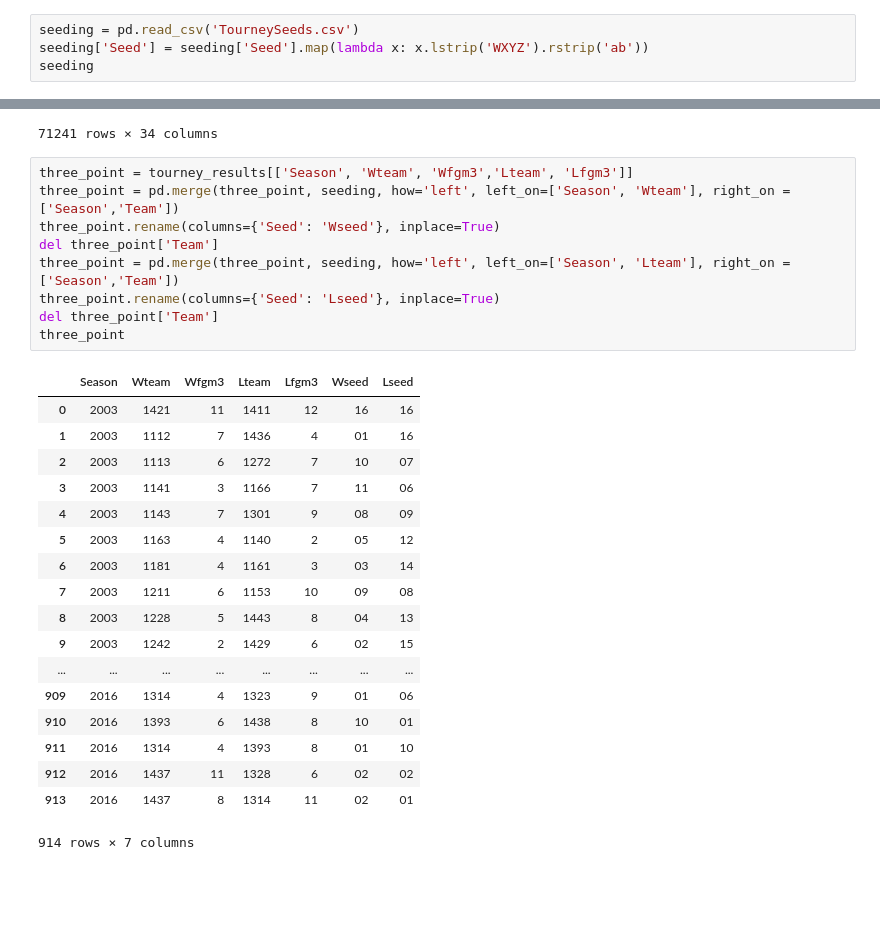
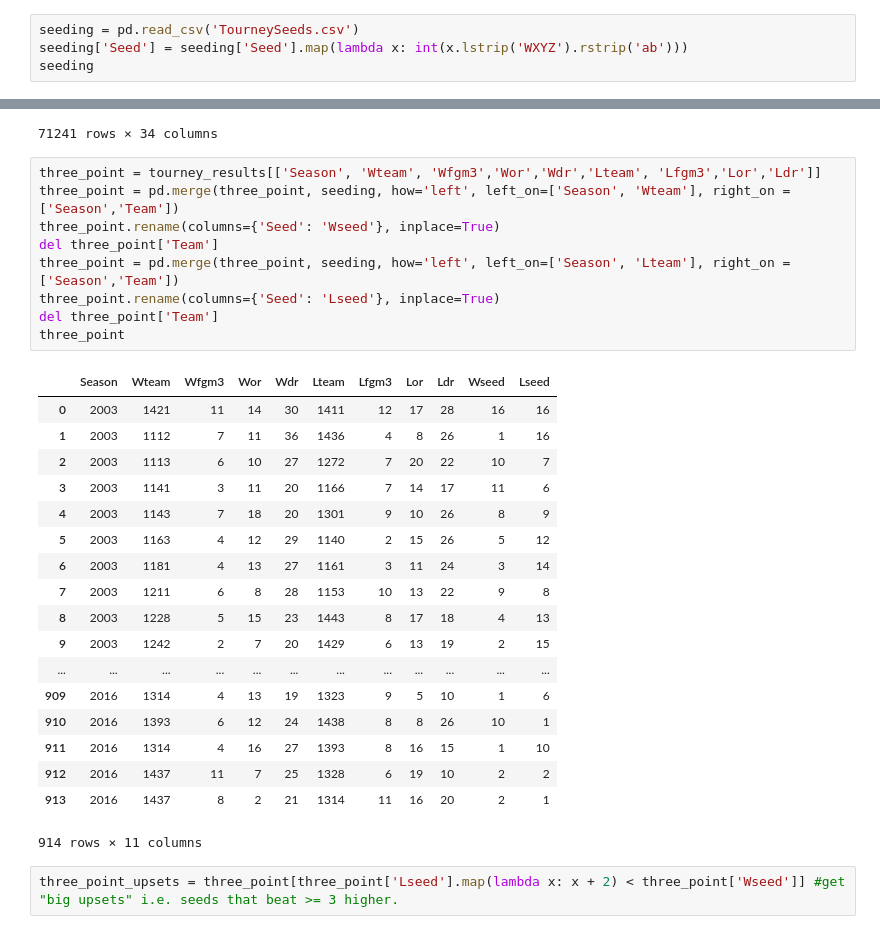
Before and after one commit to amahaja5/jhu-sac-march-madness, a Jupyter notebook: MapSeedDataToTourneyData.ipynb, the cells around one changed output, grey strips where cells are left out. Cells and saved outputs as stored; diff of their text form; blank space fills up the shorter version.

```diff
--- a/MapSeedDataToTourneyData.ipynb
+++ b/MapSeedDataToTourneyData.ipynb
@@ -29,7 +29,7 @@ tourney_results = pd.read_csv('TourneyDetailedResults.csv')
 Imports Seeding Data, cleans it (removes regional information)
 # %%
 seeding = pd.read_csv('TourneySeeds.csv')
-seeding['Seed'] = seeding['Seed'].map(lambda x: x.lstrip('WXYZ').rstrip('ab'))
+seeding['Seed'] = seeding['Seed'].map(lambda x: int(x.lstrip('WXYZ').rstrip('ab')))
 seeding
 # %% [output]
 |  | Season | Seed | Team |
@@ -74,30 +74,32 @@ reg_season
 | 71240 | 2016 | 132 | 1386 | 87 | 1433 | 74 | N | 0 | 35 | 54 | ... | ... |
 71241 rows × 34 columns
 # %%
-three_point = tourney_results[['Season', 'Wteam', 'Wfgm3','Lteam', 'Lfgm3']]
+three_point = tourney_results[['Season', 'Wteam', 'Wfgm3','Wor','Wdr','Lteam', 'Lfgm3','Lor','Ldr']]
 three_point = pd.merge(three_point, seeding, how='left', left_on=['Season', 'Wteam'], right_on = ['Season','Team'])
 three_point.rename(columns={'Seed': 'Wseed'}, inplace=True)
 del three_point['Team']
 three_point = pd.merge(three_point, seeding, how='left', left_on=['Season', 'Lteam'], right_on = ['Season','Team'])
 three_point.rename(columns={'Seed': 'Lseed'}, inplace=True)
 del three_point['Team']
 three_point
 # %% [output]
-|  | Season | Wteam | Wfgm3 | Lteam | Lfgm3 | Wseed | Lseed |
-| 0 | 2003 | 1421 | 11 | 1411 | 12 | 16 | 16 |
-| 1 | 2003 | 1112 | 7 | 1436 | 4 | 01 | 16 |
-| 2 | 2003 | 1113 | 6 | 1272 | 7 | 10 | 07 |
-| 3 | 2003 | 1141 | 3 | 1166 | 7 | 11 | 06 |
-| 4 | 2003 | 1143 | 7 | 1301 | 9 | 08 | 09 |
-| 5 | 2003 | 1163 | 4 | 1140 | 2 | 05 | 12 |
-| 6 | 2003 | 1181 | 4 | 1161 | 3 | 03 | 14 |
-| 7 | 2003 | 1211 | 6 | 1153 | 10 | 09 | 08 |
-| 8 | 2003 | 1228 | 5 | 1443 | 8 | 04 | 13 |
-| 9 | 2003 | 1242 | 2 | 1429 | 6 | 02 | 15 |
-| ... | ... | ... | ... | ... | ... | ... | ... |
-| 909 | 2016 | 1314 | 4 | 1323 | 9 | 01 | 06 |
-| 910 | 2016 | 1393 | 6 | 1438 | 8 | 10 | 01 |
-| 911 | 2016 | 1314 | 4 | 1393 | 8 | 01 | 10 |
-| 912 | 2016 | 1437 | 11 | 1328 | 6 | 02 | 02 |
-| 913 | 2016 | 1437 | 8 | 1314 | 11 | 02 | 01 |
+|  | Season | Wteam | Wfgm3 | Wor | Wdr | Lteam | Lfgm3 | Lor | Ldr | Wseed | Lseed |
+| 0 | 2003 | 1421 | 11 | 14 | 30 | 1411 | 12 | 17 | 28 | 16 | 16 |
+| 1 | 2003 | 1112 | 7 | 11 | 36 | 1436 | 4 | 8 | 26 | 1 | 16 |
+| 2 | 2003 | 1113 | 6 | 10 | 27 | 1272 | 7 | 20 | 22 | 10 | 7 |
+| 3 | 2003 | 1141 | 3 | 11 | 20 | 1166 | 7 | 14 | 17 | 11 | 6 |
+| 4 | 2003 | 1143 | 7 | 18 | 20 | 1301 | 9 | 10 | 26 | 8 | 9 |
+| 5 | 2003 | 1163 | 4 | 12 | 29 | 1140 | 2 | 15 | 26 | 5 | 12 |
+| 6 | 2003 | 1181 | 4 | 13 | 27 | 1161 | 3 | 11 | 24 | 3 | 14 |
+| 7 | 2003 | 1211 | 6 | 8 | 28 | 1153 | 10 | 13 | 22 | 9 | 8 |
+| 8 | 2003 | 1228 | 5 | 15 | 23 | 1443 | 8 | 17 | 18 | 4 | 13 |
+| 9 | 2003 | 1242 | 2 | 7 | 20 | 1429 | 6 | 13 | 19 | 2 | 15 |
+| ... | ... | ... | ... | ... | ... | ... | ... | ... | ... | ... | ... |
+| 909 | 2016 | 1314 | 4 | 13 | 19 | 1323 | 9 | 5 | 10 | 1 | 6 |
+| 910 | 2016 | 1393 | 6 | 12 | 24 | 1438 | 8 | 8 | 26 | 10 | 1 |
+| 911 | 2016 | 1314 | 4 | 16 | 27 | 1393 | 8 | 16 | 15 | 1 | 10 |
+| 912 | 2016 | 1437 | 11 | 7 | 25 | 1328 | 6 | 19 | 10 | 2 | 2 |
+| 913 | 2016 | 1437 | 8 | 2 | 21 | 1314 | 11 | 16 | 20 | 2 | 1 |
-914 rows × 7 columns
+914 rows × 11 columns
+# %%
+three_point_upsets = three_point[three_point['Lseed'].map(lambda x: x + 2) < three_point['Wseed']] #get "big upsets" i.e. seeds that beat >= 3 higher.
```
Also changed, not shown: parts of 2 cells of this notebook.
